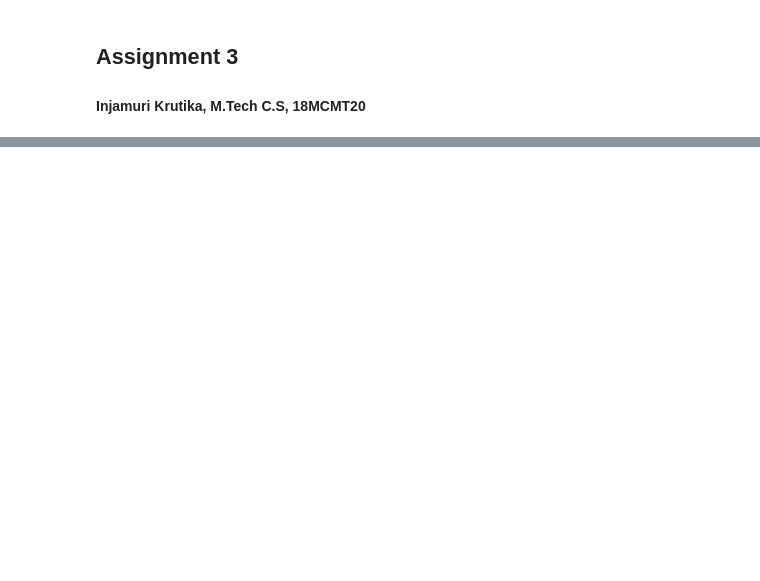
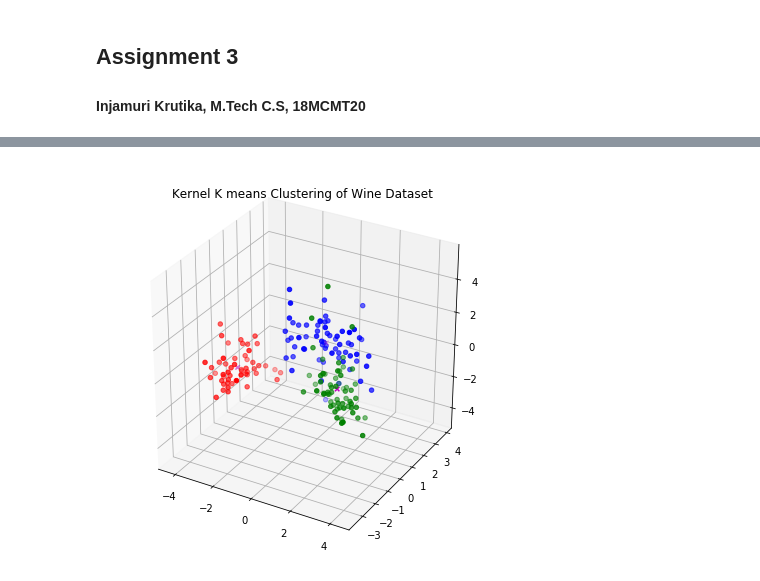
Before and after one commit to Injamuri-Krutika/Pattern-Recognition, a Jupyter notebook: Assignment-3/Assignment 3_18MCMT20.ipynb, the cells around one changed output, grey strips where cells are left out. Cells and saved outputs as stored; diff of their text form; code cells hidden in the pictures; blank space fills up the shorter version.

```diff
--- a/Assignment-3/Assignment 3_18MCMT20.ipynb
+++ b/Assignment-3/Assignment 3_18MCMT20.ipynb
@@ -355,0 +369,10 @@ plot_clusters(clusters, centroids_new,"K means Clustering of Arcene Cancer")
+# %%
+k = 3
+clustering = SpectralClustering(n_clusters=k,assign_labels="discretize",random_state=0).fit_predict(X_wine)
+# clustering = SpectralClustering(n_clusters=k,assign_labels="discretize",random_state=0).fit_predict(iris_dataset[:100,:])
+
+clusters = np.array([X_wine[clustering == i] for i in range(k)])
+centroids_new = np.array([np.mean(clusters[i],axis=0) for i in range(k)])
+plot_clusters(clusters, centroids_new,"Kernel K means Clustering of Wine Dataset")
+# %% [output]
+[figure, added]
```
Also changed, not shown: parts of 21 cells of this notebook, 1 other file.
